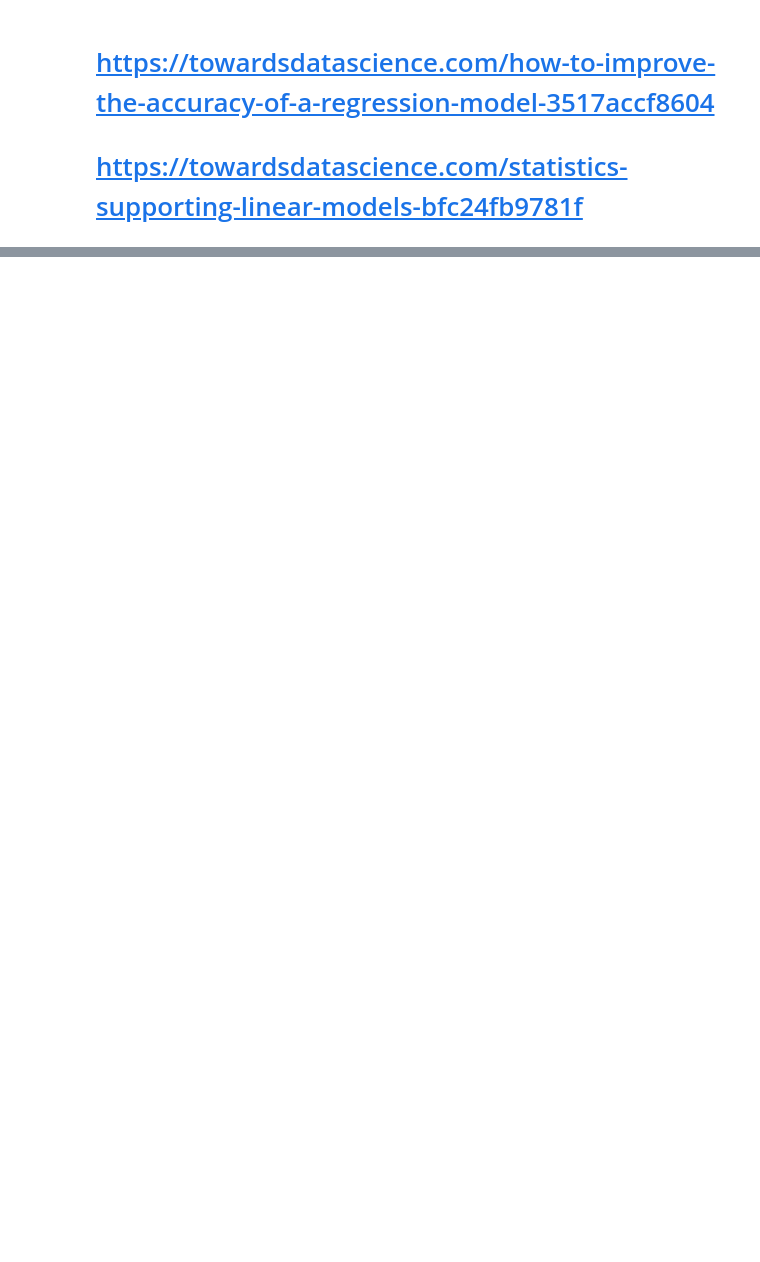
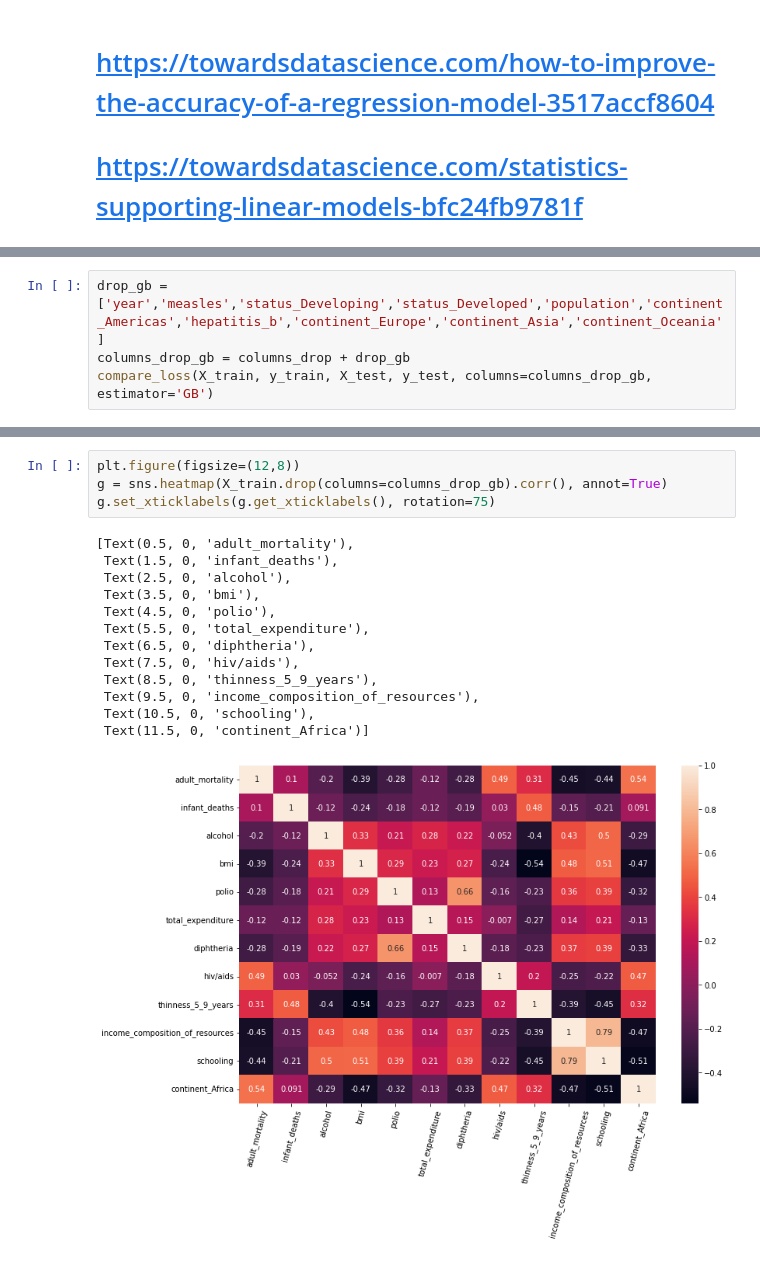
Before and after one commit to minhngt62/ml-life-expectancy, a Jupyter notebook: tree/continent case/continent_model.ipynb, the cells around one changed output, grey strips where cells are left out. Cells and saved outputs as stored; diff of their text form; blank space fills up the shorter version.

```diff
--- a/tree/continent case/continent_model.ipynb
+++ b/tree/continent case/continent_model.ipynb
@@ -523,0 +995,4 @@ r2_score(y_test, pred)
+# %%
+drop_gb = ['year','measles','status_Developing','status_Developed','population','continent_Americas','hepatitis_b','continent_Europe','continent_Asia','continent_Oceania']
+columns_drop_gb = columns_drop + drop_gb
+compare_loss(X_train, y_train, X_test, y_test, columns=columns_drop_gb, estimator='GB')
@@ -523,0 +1018,18 @@ r2_score(y_test, pred)
+# %%
+plt.figure(figsize=(12,8))
+g = sns.heatmap(X_train.drop(columns=columns_drop_gb).corr(), annot=True)
+g.set_xticklabels(g.get_xticklabels(), rotation=75)
+# %% [output]
+[Text(0.5, 0, 'adult_mortality'),
+ Text(1.5, 0, 'infant_deaths'),
+ Text(2.5, 0, 'alcohol'),
+ Text(3.5, 0, 'bmi'),
+ Text(4.5, 0, 'polio'),
+ Text(5.5, 0, 'total_expenditure'),
+ Text(6.5, 0, 'diphtheria'),
+ Text(7.5, 0, 'hiv/aids'),
+ Text(8.5, 0, 'thinness_5_9_years'),
+ Text(9.5, 0, 'income_composition_of_resources'),
+ Text(10.5, 0, 'schooling'),
+ Text(11.5, 0, 'continent_Africa')]
+[figure, added]
```
Also changed, not shown: parts of 59 cells of this notebook, 3 other files.
